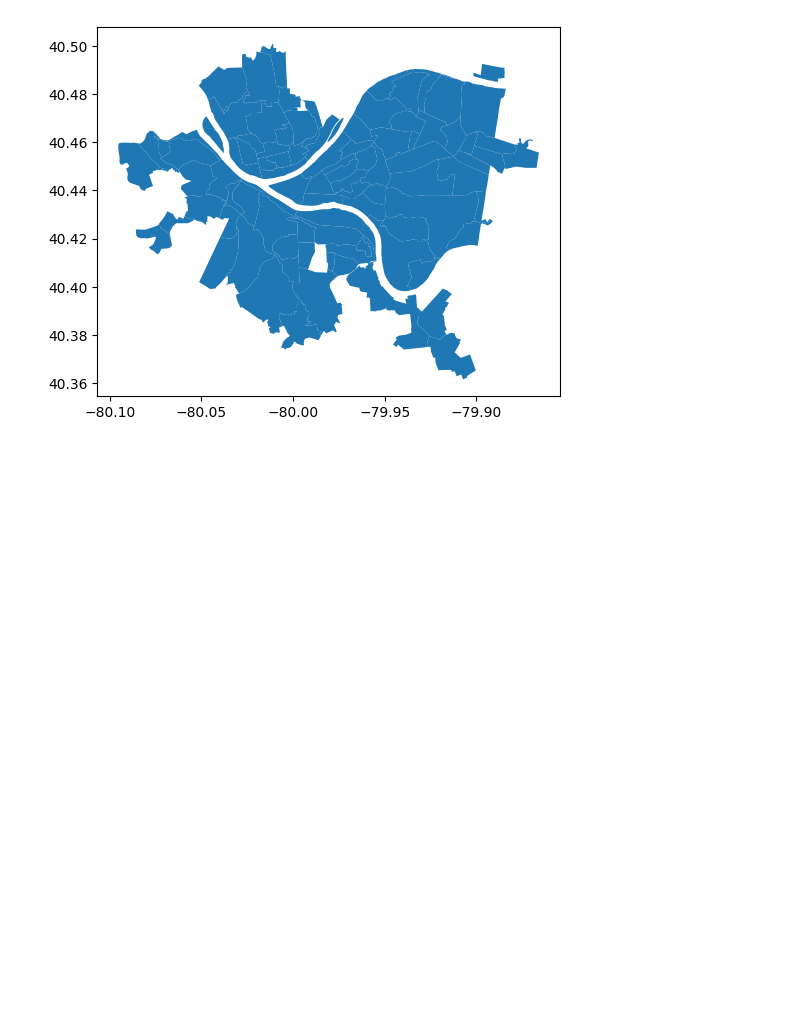
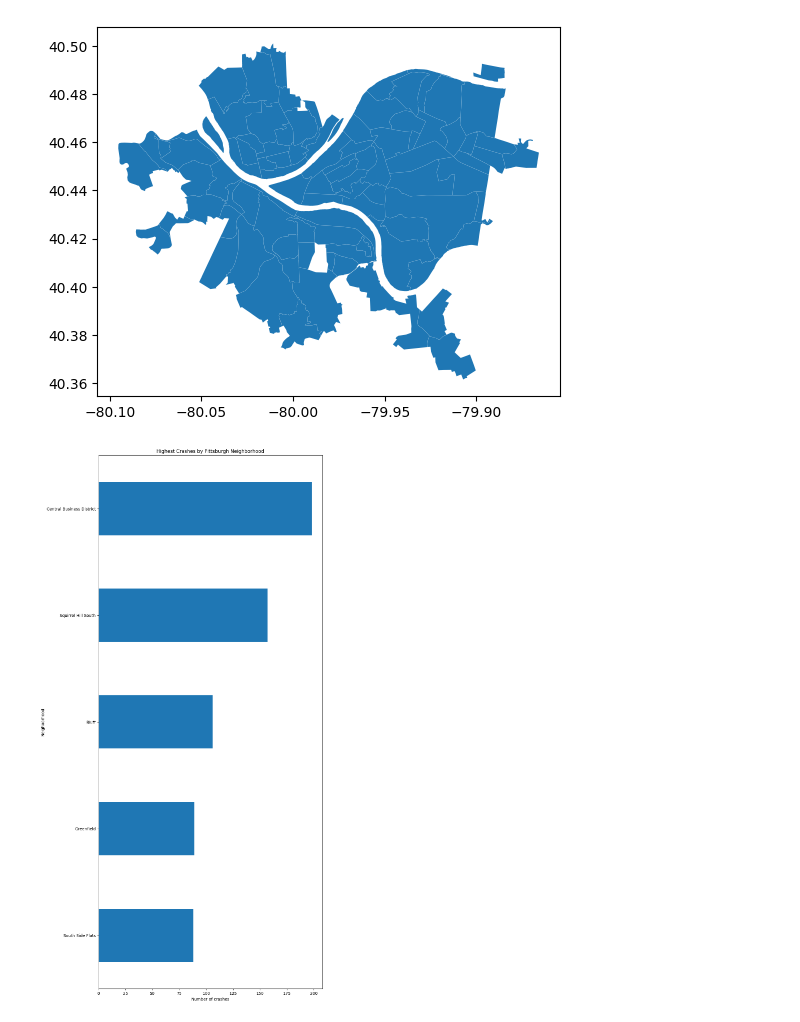
Before and after one commit to jrh315/CMPINF-0010-Final-Project, a Jupyter notebook: sas547_notebook.ipynb, the cells around one changed output. Drawn from its saved outputs; the diff is of its cells as text; code cells hidden in the pictures; blank space fills up the shorter version.

Commit message:
Added visualization for the number of crashes for each neighborhood

```diff
--- a/sas547_notebook.ipynb
+++ b/sas547_notebook.ipynb
@@ -71,3 +76,12 @@ True
 0
 <Axes: >
 [figure]
+# %%
+joined["neighborhood"].value_counts().head(5).plot.barh(
+    figsize=(10, 24),
+    title="Highest Crashes by Pittsburgh Neighborhood",
+    xlabel="Number of crashes",
+    ylabel="Neighborhood",
+).invert_yaxis()
+# %% [output]
+[figure, added]
```
Also changed, not shown: parts of 3 cells of this notebook, 1 other file.
